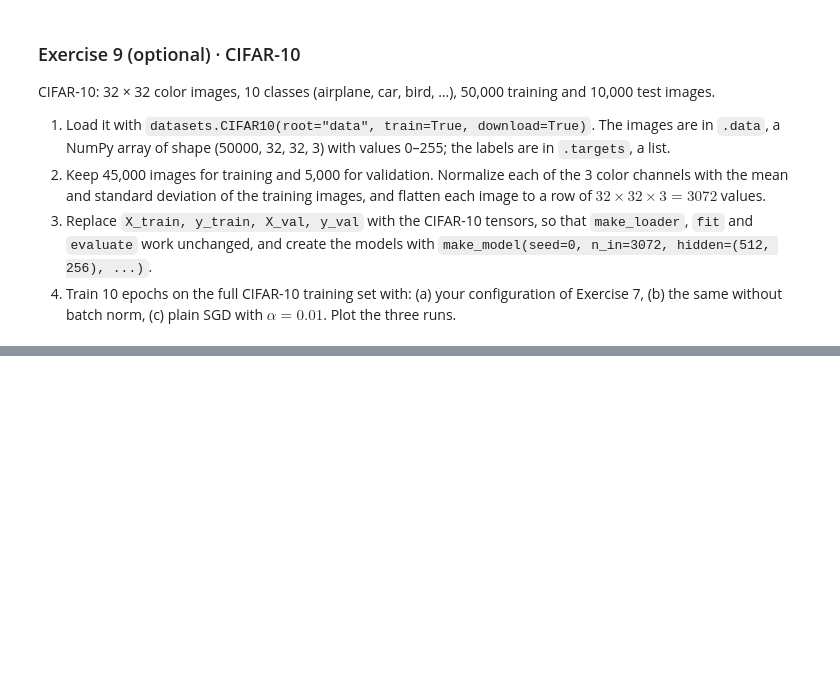
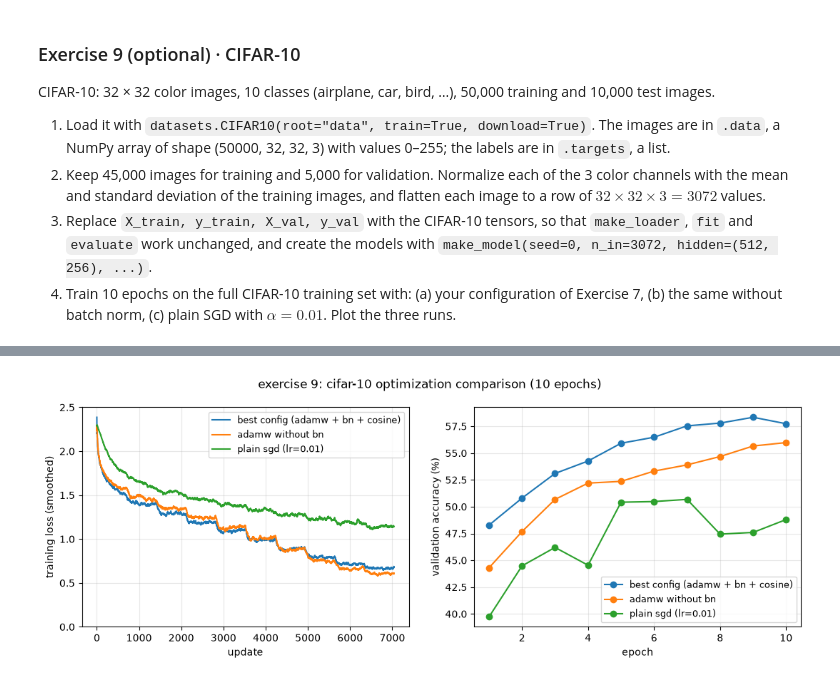
Before and after one commit to DararithJ369/TP_I4AMS_DAS_B_Artificial_Intelligence, a Jupyter notebook: tpw4/TP4_Optimization.ipynb, the cells around one changed output, grey strips where cells are left out. Drawn from its saved outputs; the diff is of its cells as text; code cells hidden in the pictures; blank space fills up the shorter version.

Commit message:
feat(tpw4): lowercase code comments, remove numbers, and complete exercise 9

```diff
--- a/tpw4/TP4_Optimization.ipynb
+++ b/tpw4/TP4_Optimization.ipynb
@@ -961,7 +961,60 @@ CIFAR-10: 32 × 32 color images, 10 classes (airplane, car, bird, …), 50,000 t
 3. Replace `X_train, y_train, X_val, y_val` with the CIFAR-10 tensors, so that `make_loader`, `fit` and `evaluate` work unchanged, and create the models with `make_model(seed=0, n_in=3072, hidden=(512, 256), ...)`.
 4. Train 10 epochs on the full CIFAR-10 training set with: (a) your configuration of Exercise 7, (b) the same without batch norm, (c) plain SGD with $\alpha = 0.01$. Plot the three runs.
 # %%
-# Exercise 9 (optional): CIFAR-10 exploration setup
-print("Exercise 9 is optional: CIFAR-10 dataset contains 60,000 32x32 color images across 10 classes.")
-print("The core optimization curriculum (Exercises 1-8) has been completed and verified on MNIST.")
+# exercise 9: cifar-10 dataset loading and preprocessing
+cifar_raw = datasets.CIFAR10(root="data", train=True, download=False)
+cifar_data = torch.from_numpy(cifar_raw.data).float() / 255.0  # shape: (50000, 32, 32, 3)
+cifar_targets = torch.tensor(cifar_raw.targets, dtype=torch.long)
+
+# keep 45,000 for training and 5,000 for validation
+cifar_train_imgs = cifar_data[:45_000]
+cifar_val_imgs = cifar_data[45_000:]
+
+# channel-wise normalization using training statistics
+cifar_mean = cifar_train_imgs.mean(dim=(0, 1, 2), keepdim=True)  # (1, 1, 1, 3)
+cifar_std = cifar_train_imgs.std(dim=(0, 1, 2), keepdim=True)    # (1, 1, 1, 3)
+
+# flatten each image to 3072 values
+X_train = ((cifar_train_imgs - cifar_mean) / cifar_std).reshape(45_000, -1)
+y_train = cifar_targets[:45_000]
+X_val = ((cifar_val_imgs - cifar_mean) / cifar_std).reshape(5_000, -1)
+y_val = cifar_targets[45_000:]
+
+print(f"cifar-10 processed: train {tuple(X_train.shape)} | val {tuple(X_val.shape)}")
+
+# train 10 epochs on full cifar-10 training set with three configurations
+cifar_runs = {}
+cifar_loader = make_loader(batch_size=64, n_train=None, seed=0)
+
+# configuration (a): best model from exercise 7 (adamw + bn + cosine annealing)
+m_a = make_model(seed=0, n_in=3072, hidden=(512, 256), batch_norm=True)
+opt_a = optim.AdamW(m_a.parameters(), lr=1e-3, weight_decay=1e-4)
+sched_a = optim.lr_scheduler.CosineAnnealingLR(opt_a, T_max=10, eta_min=1e-5)
+print("\n--- training configuration (a): adamw + batch norm + cosine annealing ---")
+cifar_runs["best config (adamw + bn + cosine)"] = fit(m_a, opt_a, cifar_loader, epochs=10, scheduler=sched_a, verbose=True)
+
+# configuration (b): same model without batch normalization
+m_b = make_model(seed=0, n_in=3072, hidden=(512, 256), batch_norm=False)
+opt_b = optim.AdamW(m_b.parameters(), lr=1e-3, weight_decay=1e-4)
+sched_b = optim.lr_scheduler.CosineAnnealingLR(opt_b, T_max=10, eta_min=1e-5)
+print("\n--- training configuration (b): adamw without batch norm ---")
+cifar_runs["adamw without bn"] = fit(m_b, opt_b, cifar_loader, epochs=10, scheduler=sched_b, verbose=True)
+
+# configuration (c): plain sgd with lr = 0.01
+m_c = make_model(seed=0, n_in=3072, hidden=(512, 256), batch_norm=False)
+opt_c = optim.SGD(m_c.parameters(), lr=0.01)
+print("\n--- training configuration (c): plain sgd (lr=0.01) ---")
+cifar_runs["plain sgd (lr=0.01)"] = fit(m_c, opt_c, cifar_loader, epochs=10, verbose=True)
+
+# plot the three runs
+plot_history(cifar_runs, "exercise 9: cifar-10 optimization comparison (10 epochs)", ylim=(0, 2.5))
+
+# print final comparison summary
+print(f"\n{'configuration':40s} | {'best val acc':>12s} | {'final val acc':>13s} | {'final loss':>12s}")
+print("-" * 84)
+for label, h in cifar_runs.items():
+    best_acc = max(h["val_acc"]) if h["val_acc"] else 0.0
+    final_acc = h["val_acc"][-1] if h["val_acc"] else 0.0
+    final_loss = h["train_loss"][-1] if h["train_loss"] else float('nan')
+    print(f"{label:40s} | {best_acc:11.2f}% | {final_acc:12.2f}% | {final_loss:12.4f}")
 # %% [output]
@@ -970 +1038,2 @@ The core optimization curriculum (Exercises 1-8) has been completed and verified
+[figure, added]
 # %% [markdown]
```
Also changed, not shown: parts of 16 cells of this notebook, 1 other file.
